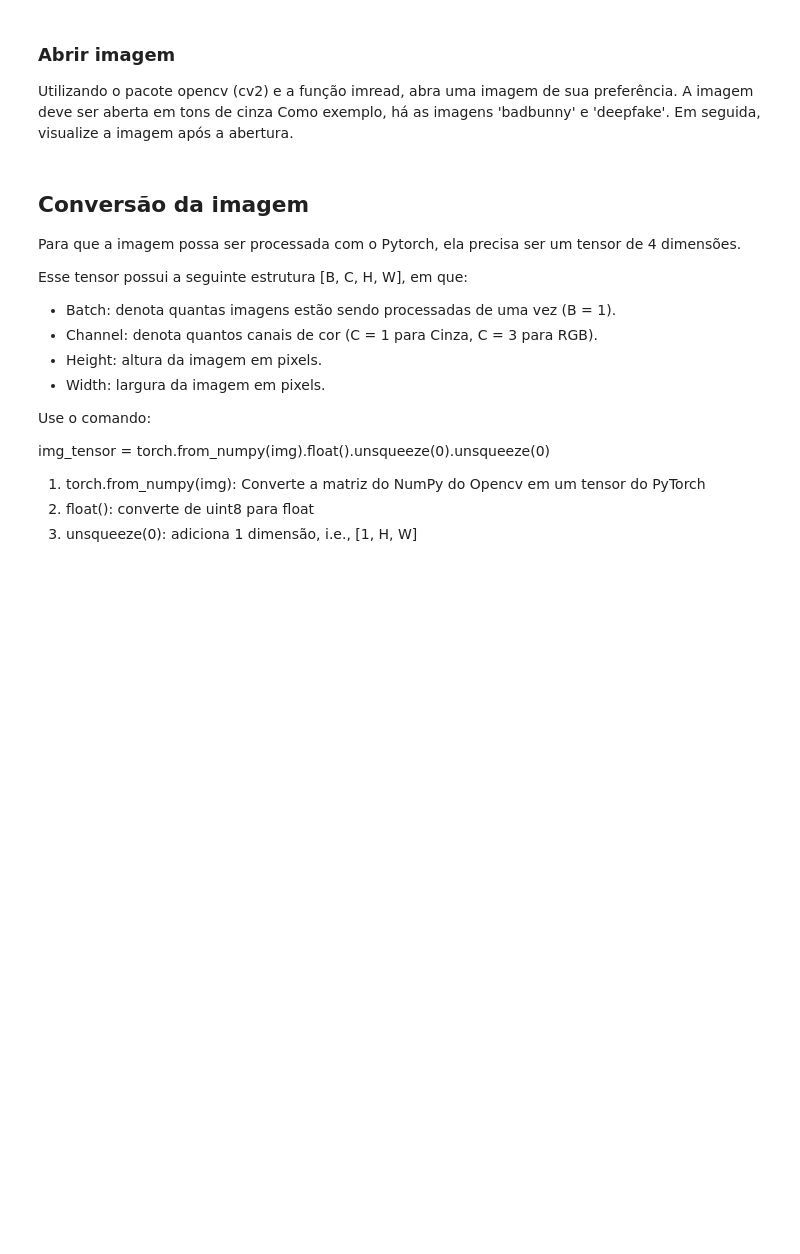
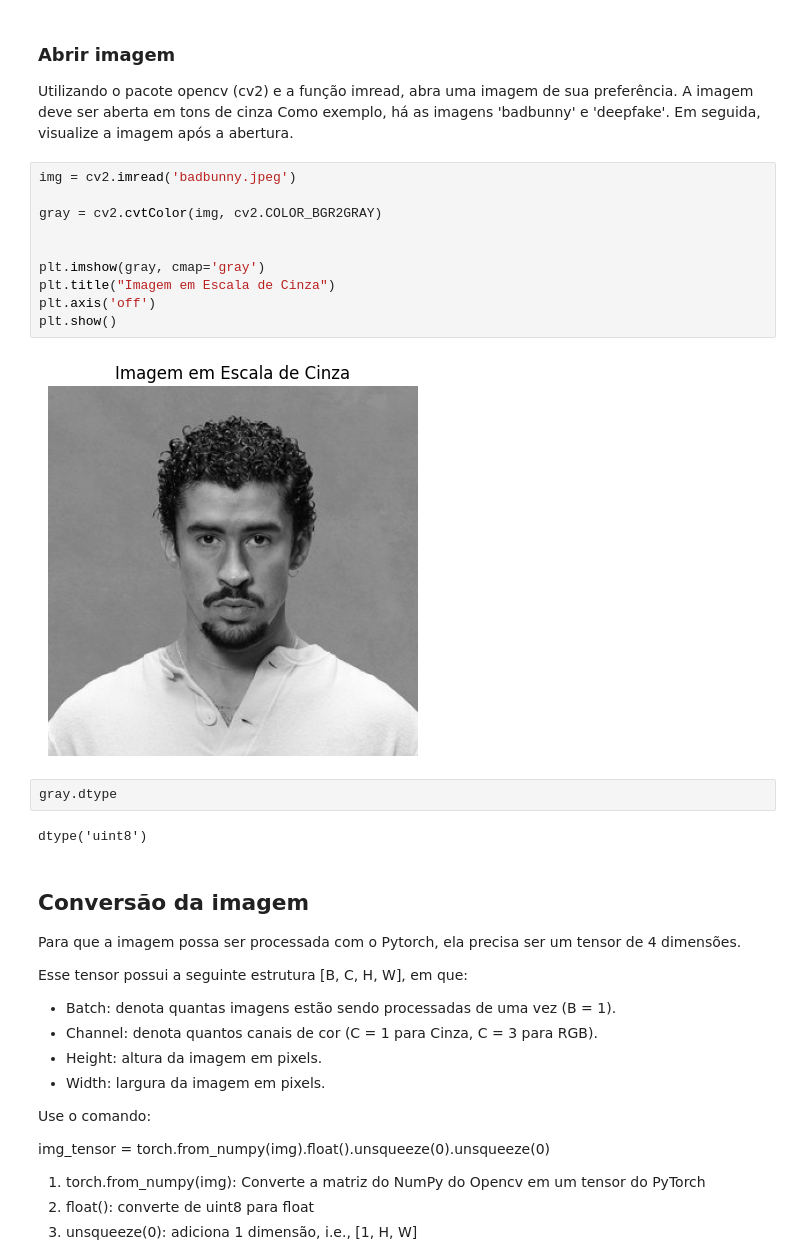
Before and after one commit to thiagocordeirum/TopicosI-DeepLearning, a Jupyter notebook: Topicos1-2026.1-Tarefa1.ipynb, the cells around one changed output. Saved outputs shown, nothing was run; the diff lists cells and outputs as text; blank space fills up the shorter version.

```diff
--- a/Topicos1-2026.1-Tarefa1.ipynb
+++ b/Topicos1-2026.1-Tarefa1.ipynb
@@ -28,6 +28,22 @@ import torch.nn.functional as F
 ### Abrir imagem
 
 Utilizando o pacote opencv (cv2) e a função imread, abra uma imagem de sua preferência. A imagem deve ser aberta em tons de cinza Como exemplo, há as imagens 'badbunny' e 'deepfake'. Em seguida, visualize a imagem após a abertura.
+# %%
+img = cv2.imread('badbunny.jpeg')
+
+gray = cv2.cvtColor(img, cv2.COLOR_BGR2GRAY)
+
+
+plt.imshow(gray, cmap='gray')
+plt.title("Imagem em Escala de Cinza")
+plt.axis('off')
+plt.show()
+# %% [output]
+[figure, added]
+# %%
+gray.dtype
+# %% [output]
+dtype('uint8')
 # %% [markdown]
 ## Conversão da imagem
 
```
Also changed, not shown: parts of 16 cells of this notebook.
